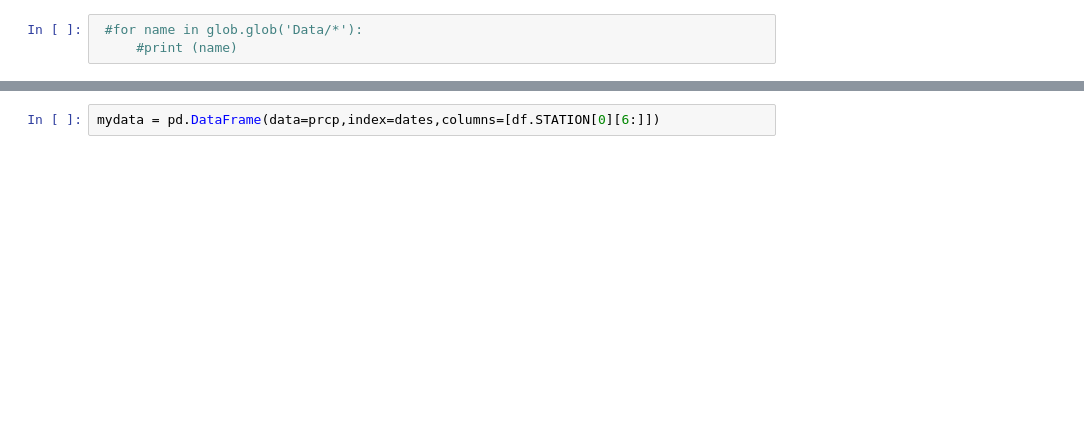
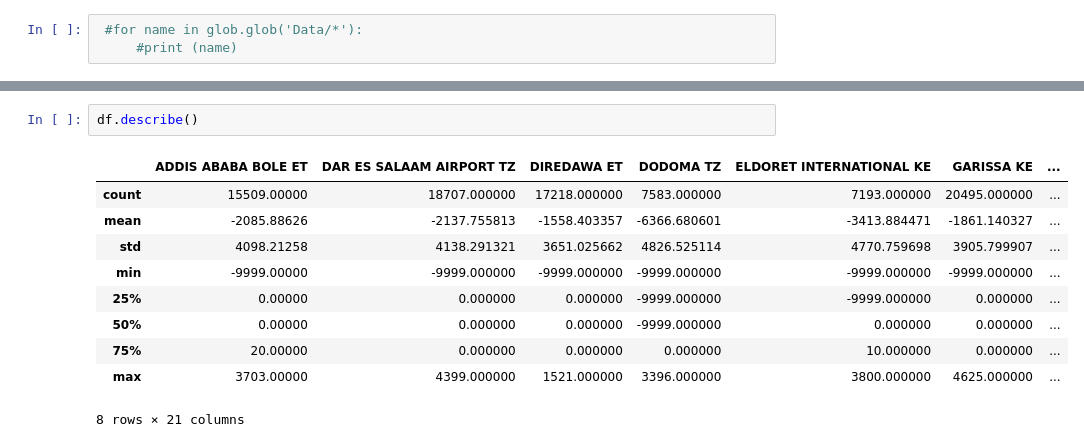
Before and after one commit to elinahkk/Masters, a Jupyter notebook: Elina.ipynb, the cells around one changed output, grey strips where cells are left out. Saved outputs shown, nothing was run; the diff lists cells and outputs as text; blank space fills up the shorter version.

```diff
--- a/Elina.ipynb
+++ b/Elina.ipynb
@@ -73,2 +69,13 @@ prcp.keys()
-# %%
-mydata = pd.DataFrame(data=prcp,index=dates,columns=[df.STATION[0][6:]])
+# %%
+df.describe()
+# %% [output]
+|  | ADDIS ABABA BOLE ET | DAR ES SALAAM AIRPORT TZ | DIREDAWA ET | DODOMA TZ | ELDORET INTERNATIONAL KE | GARISSA KE | ... |
+| count | 15509.00000 | 18707.000000 | 17218.000000 | 7583.000000 | 7193.000000 | 20495.000000 | ... |
+| mean | -2085.88626 | -2137.755813 | -1558.403357 | -6366.680601 | -3413.884471 | -1861.140327 | ... |
+| std | 4098.21258 | 4138.291321 | 3651.025662 | 4826.525114 | 4770.759698 | 3905.799907 | ... |
+| min | -9999.00000 | -9999.000000 | -9999.000000 | -9999.000000 | -9999.000000 | -9999.000000 | ... |
+| 25% | 0.00000 | 0.000000 | 0.000000 | -9999.000000 | -9999.000000 | 0.000000 | ... |
+| 50% | 0.00000 | 0.000000 | 0.000000 | -9999.000000 | 0.000000 | 0.000000 | ... |
+| 75% | 20.00000 | 0.000000 | 0.000000 | 0.000000 | 10.000000 | 0.000000 | ... |
+| max | 3703.00000 | 4399.000000 | 1521.000000 | 3396.000000 | 3800.000000 | 4625.000000 | ... |
+8 rows × 21 columns
```
Also changed, not shown: parts of 7 cells of this notebook.
